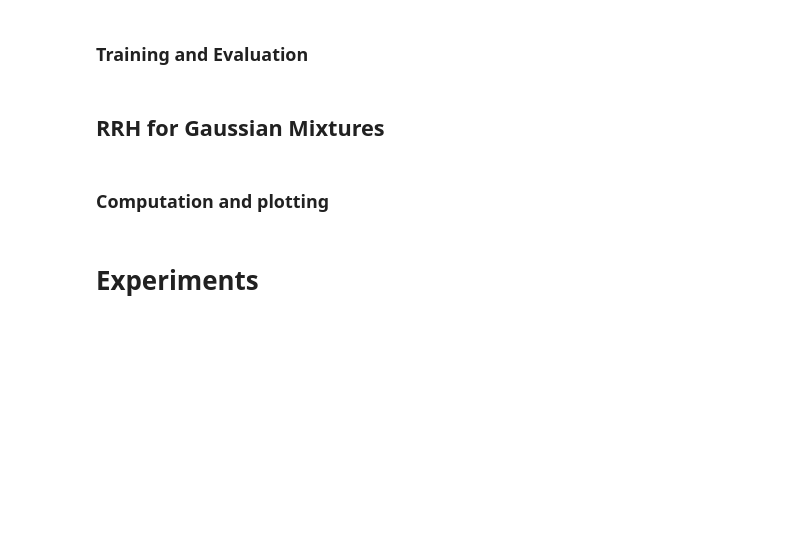
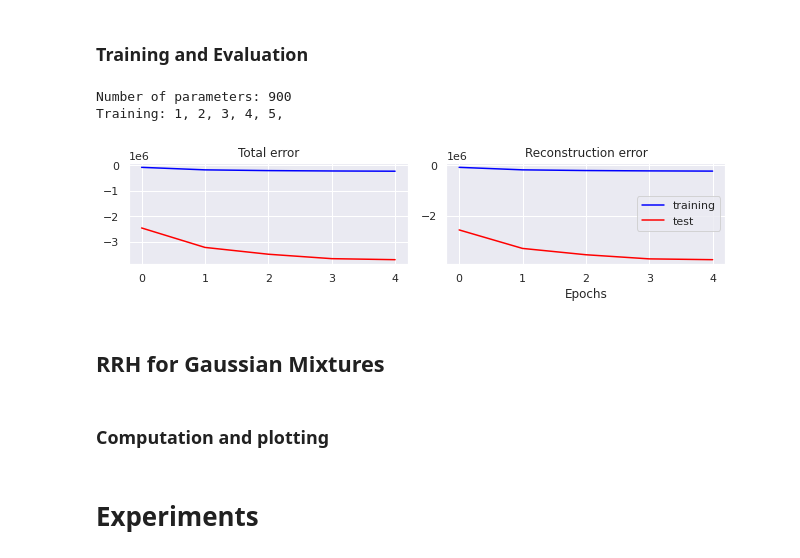
Before and after one commit to harvey2phase/rrh-MNIST, a Jupyter notebook: cnn_vae.ipynb, the cells around one changed output. Drawn from its saved outputs; the diff is of its cells as text; code cells hidden in the pictures; blank space fills up the shorter version.

```diff
--- a/cnn_vae.ipynb
+++ b/cnn_vae.ipynb
@@ -168,7 +224,7 @@ freeze(cnn)
 #SEED = 100
 
 LAT_DIM = 2
-EPOCH_NUM = 50
+EPOCH_NUM = 5
 CAPACITY = 64
 LRN_RATE = 1e-3
 VAR_BETA = 1
@@ -178,17 +234,30 @@ STRIDE = 2
 PAD = 1
 
 RECON_CH = 1
+# %%
+CURR_BATCH_SIZE = 64
+
+def reconstruction_error(recon_x, x):
+    return F.binary_cross_entropy(
+        recon_x.view(-1, CURR_BATCH_SIZE * 128),
+        x.view(-1, CURR_BATCH_SIZE * 128),
+        reduction = "sum",
+    )
+
+def vae_loss(recon_loss, mu, logvar):
+    kl_divergence = -0.5 * torch.sum(1 + logvar - mu.pow(2) - logvar.exp())
+    return recon_loss + VAR_BETA * kl_divergence
 # %%
 class Encoder(nn.Module):
     def __init__(self):
         super(Encoder, self).__init__()
 
         self.fc_mu = nn.Linear(
-            in_features = 10,
+            in_features = 128,
             out_features = LAT_DIM,
         )
         self.fc_logvar = nn.Linear(
-            in_features = 10,
+            in_features = 128,
             out_features = LAT_DIM,
         )
 
@@ -203,14 +272,13 @@ class Decoder(nn.Module):
 
         self.fc = nn.Linear(
             in_features = LAT_DIM,
-            out_features = 10,
+            out_features = 128,
         )
 
     def forward(self, x):
         x = self.fc(x)
-        return torch.sigmoid(
-            x.view(x.size(0), 10)
-        )
+        x = x.view(x.size(0), 128)
+        return torch.sigmoid(x)
 
 class VariationalAutoencoder(nn.Module):
     def __init__(self):
@@ -233,14 +301,3 @@ class VariationalAutoencoder(nn.Module):
             return eps.mul(std).add_(mu)
         else:
             return mu
-# %%
-def reconstruction_error(recon_x, x):
-    return F.binary_cross_entropy(
-        recon_x.view(-1, 1280),
-        x.view(-1, 1280),
-        reduction = "sum",
-    )
-
-def vae_loss(recon_loss, mu, logvar):
-    kl_divergence = -0.5 * torch.sum(1 + logvar - mu.pow(2) - logvar.exp())
-    return recon_loss + VAR_BETA * kl_divergence
@@ -408,3 +445,9 @@ def eval_model(vae):
+# %%
+vae1 = train_one_model(evaluate = True)
+# %% [output]
+Number of parameters: 900
+Training: 1, 2, 3, 4, 5,
+[figure, added]
 # %%
 def train_and_test_models(
     n, gamma_matrix, alpha_matrix, beta_matrix, evaluate = False,
```
Also changed, not shown: parts of 28 cells of this notebook.
